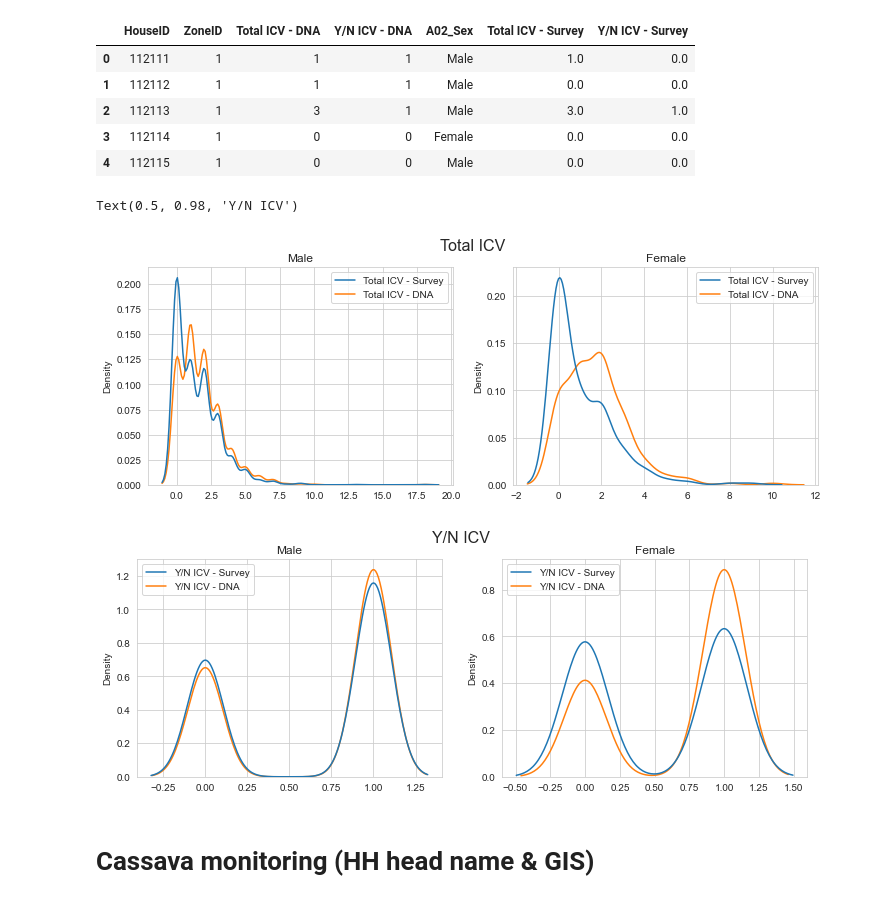
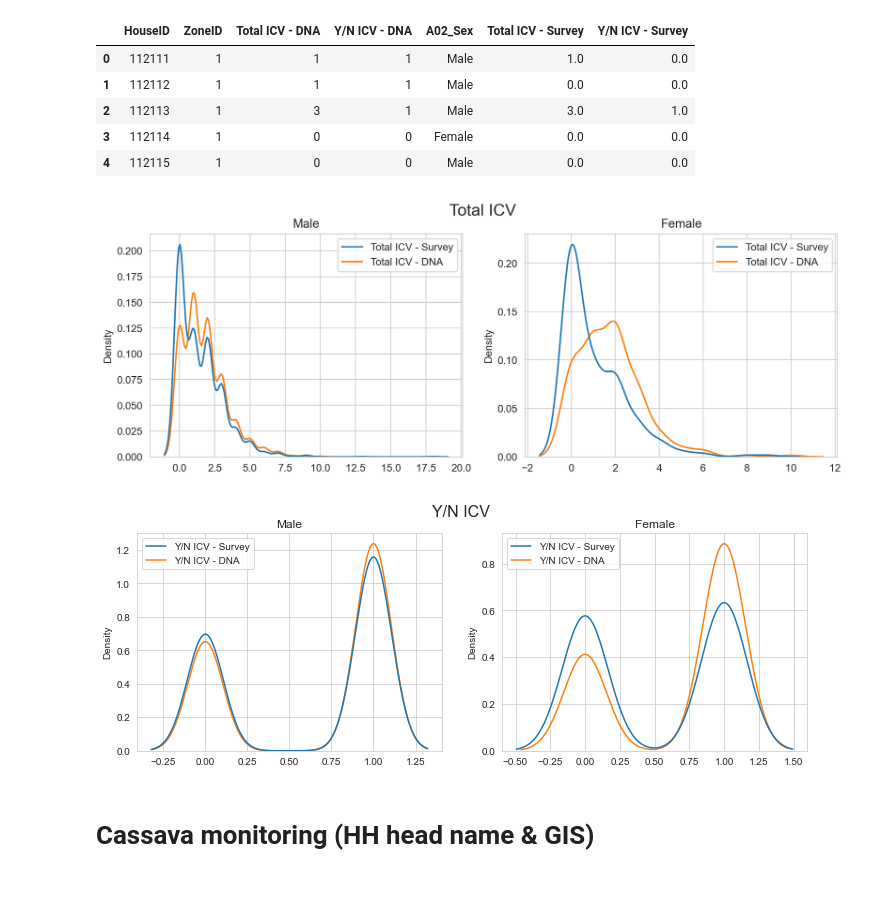
Before and after one commit to japrietov/Technology-Adoption, a Jupyter notebook: Code/Houshold Information (Python).ipynb, the cells around one changed output. Drawn from its saved outputs; the diff is of its cells as text; code cells hidden in the pictures.

```diff
--- a/Code/Houshold Information (Python).ipynb
+++ b/Code/Houshold Information (Python).ipynb
@@ -60,26 +60,27 @@ Name: proportion, dtype: float64
 | 3 | 112114 | 1 | 0 | 0 | Female | 0.0 | 0.0 |
 | 4 | 112115 | 1 | 0 | 0 | Male | 0.0 | 0.0 |
 # %%
-fig1, ax1 = plt.subplots(1, 2, figsize=(12,4))
+fig1, ax1 = plt.subplots(1, 2, figsize=(12,4), dpi=200)
 sns.kdeplot(ax = ax1[0], data=df_CMS_HH_DNA[df_CMS_HH_DNA['A02_Sex'] == 'Male'][['Total ICV - Survey', 'Total ICV - DNA']])
 sns.kdeplot(ax = ax1[1], data=df_CMS_HH_DNA[df_CMS_HH_DNA['A02_Sex'] == 'Female'][['Total ICV - Survey', 'Total ICV - DNA']])
 
 fig2, ax2 = plt.subplots(1, 2, figsize=(12,4))
 sns.kdeplot(ax = ax2[0], data=df_CMS_HH_DNA[df_CMS_HH_DNA['A02_Sex'] == 'Male'][['Y/N ICV - Survey', 'Y/N ICV - DNA']])
 sns.kdeplot(ax = ax2[1], data=df_CMS_HH_DNA[df_CMS_HH_DNA['A02_Sex'] == 'Female'][['Y/N ICV - Survey', 'Y/N ICV - DNA']])
 
 
 ax1[0].set_title('Male')
 ax2[0].set_title('Male')
 
 ax1[1].set_title('Female')
 ax2[1].set_title('Female')
 
 fig1.suptitle('Total ICV', fontsize=16)
 fig2.suptitle('Y/N ICV', fontsize=16)
+fig1.savefig("../Output/TotalICV_CMS_DNA.png", dpi=200)
+fig2.savefig("../Output/YNICV_CMS_DNA.png", dpi=200)
 # %% [output]
-Text(0.5, 0.98, 'Y/N ICV')
-[figure, old version]
+[figure, new version]
 [figure]
 # %% [markdown]
 # Cassava monitoring (HH head name & GIS)
```
Also changed, not shown: 2 other files.
